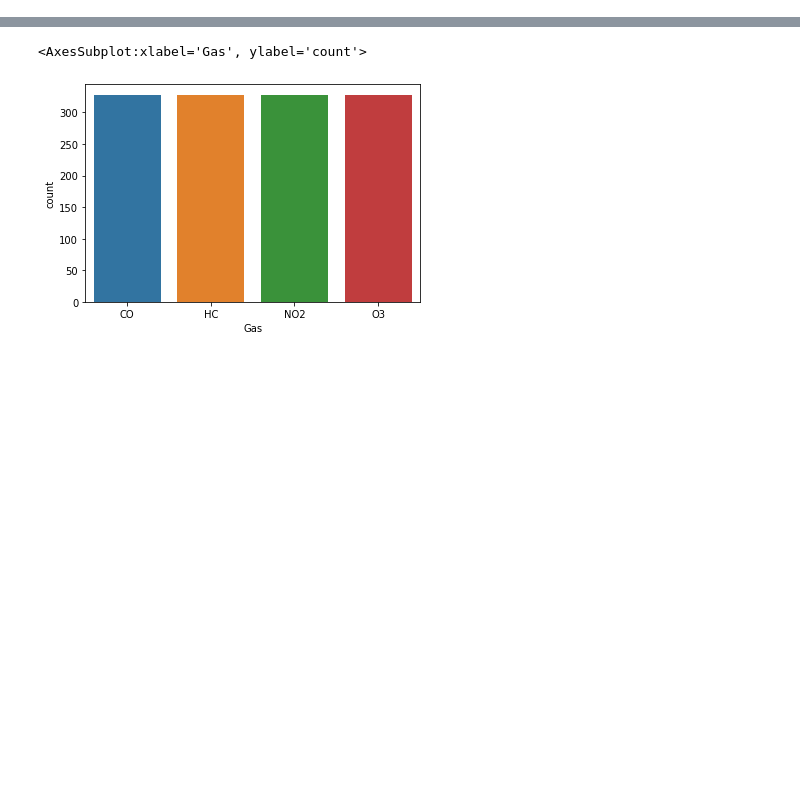
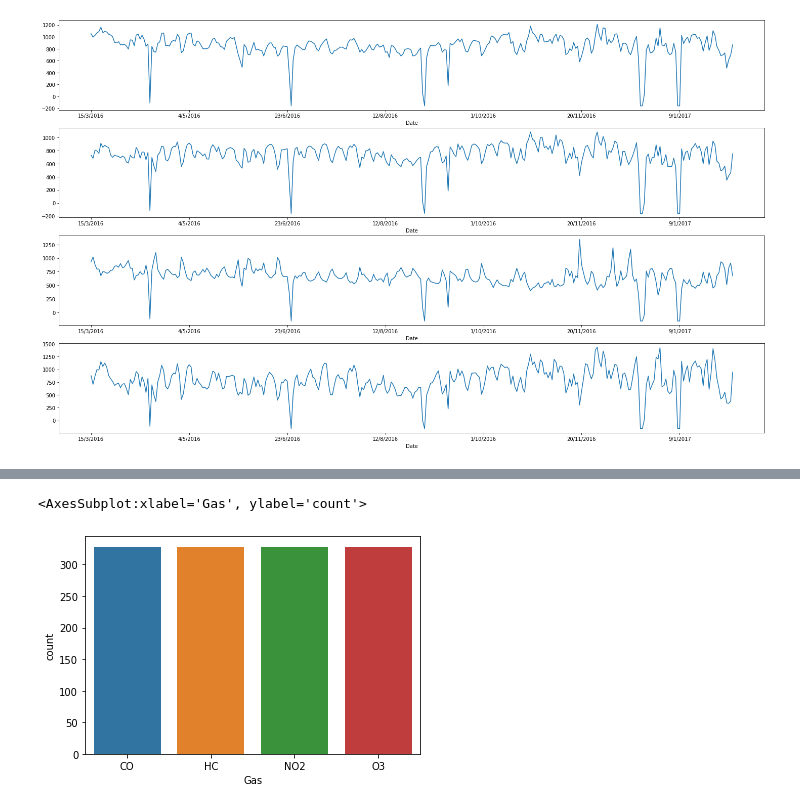
Before and after one commit to tisanyay/unsupervised_learning, a Jupyter notebook: timeseries.ipynb, the cells around one changed output, grey strips where cells are left out. Cells and saved outputs as stored; diff of their text form; code cells hidden in the pictures; blank space fills up the shorter version.

```diff
--- a/timeseries.ipynb
+++ b/timeseries.ipynb
@@ -14,0 +46,9 @@ df.head()
+# %%
+fig, ax = plt.subplots(4, 1, figsize=(25,15))
+dfCO['Value'].plot(ax=ax[0])
+dfHC['Value'].plot(ax=ax[1])
+dfNO2['Value'].plot(ax=ax[2])
+dfO3['Value'].plot(ax=ax[3])
+plt.show()
+# %% [output]
+[figure, added]
```
Also changed, not shown: parts of 17 cells of this notebook.
